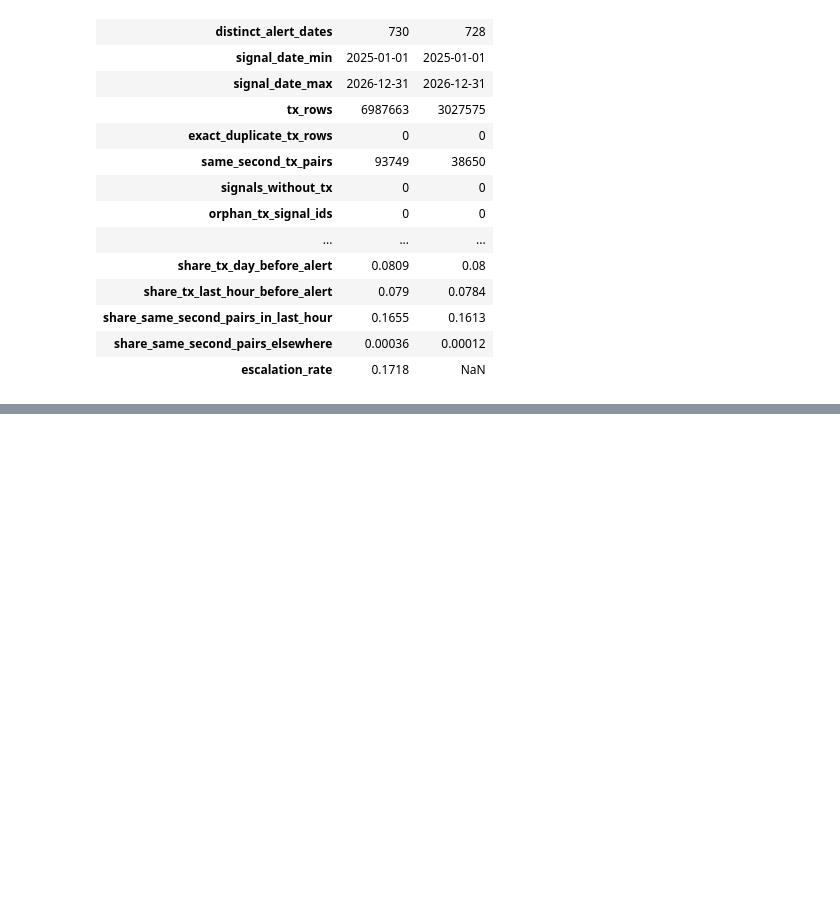
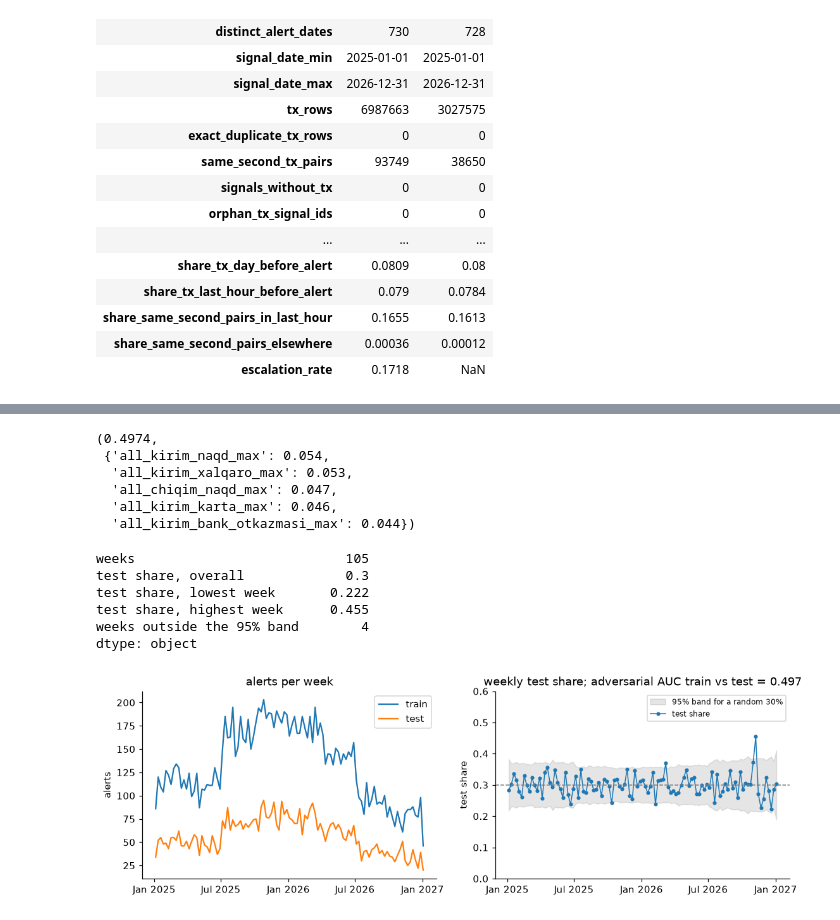
Before and after one commit to dilshodazamjonov/WuitHackathonRYM, a Jupyter notebook: notebooks/solution.ipynb, the cells around one changed output, grey strips where cells are left out. Cells and saved outputs as stored; diff of their text form; code cells hidden in the pictures; blank space fills up the shorter version.

```diff
--- a/notebooks/solution.ipynb
+++ b/notebooks/solution.ipynb
@@ -600,0 +861,73 @@ overview
+# %%
+def adversarial_auc(Xtr, Xte, seed=SEED):
+    X = pd.concat([Xtr, Xte], ignore_index=True)
+    is_test = np.r_[np.zeros(len(Xtr)), np.ones(len(Xte))]
+    clf = lgb.LGBMClassifier(
+        n_estimators=300, learning_rate=0.05, num_leaves=31, subsample=0.8, subsample_freq=1, colsample_bytree=0.8,
+        random_state=seed, n_jobs=4, deterministic=True, force_col_wise=True, verbose=-1,
+    )
+    cv = StratifiedKFold(5, shuffle=True, random_state=seed)
+    p = cross_val_predict(clf, X, is_test, cv=cv, method="predict_proba")[:, 1]
+    clf.fit(X, is_test)
+    imp = pd.Series(clf.booster_.feature_importance("gain"), index=X.columns).sort_values(ascending=False)
+    return roc_auc_score(is_test, p), imp
+
+
+adv_auc_v0, adv_imp_v0 = adversarial_auc(X0_tr, X0_te)
+round(adv_auc_v0, 4), (adv_imp_v0 / adv_imp_v0.sum()).head(5).round(3).to_dict()
+# %% [output]
+(0.4974,
+ {'all_kirim_naqd_max': 0.054,
+  'all_kirim_xalqaro_max': 0.053,
+  'all_chiqim_naqd_max': 0.047,
+  'all_kirim_karta_max': 0.046,
+  'all_kirim_bank_otkazmasi_max': 0.044})
+# %%
+weekly = pd.concat(
+    {
+        "train": tr_sig.set_index("signal_sanasi").resample("W").size(),
+        "test": te_sig.set_index("signal_sanasi").resample("W").size(),
+    },
+    axis=1,
+).fillna(0)
+weekly["alerts"] = weekly["train"] + weekly["test"]
+weekly["test_share"] = weekly["test"] / weekly["alerts"]
+test_share = len(te_sig) / (len(tr_sig) + len(te_sig))
+band = 1.96 * np.sqrt(test_share * (1 - test_share) / weekly["alerts"])
+pd.Series(
+    {
+        "weeks": len(weekly),
+        "test share, overall": round(test_share, 3),
+        "test share, lowest week": round(weekly["test_share"].min(), 3),
+        "test share, highest week": round(weekly["test_share"].max(), 3),
+        "weeks outside the 95% band": int(((weekly["test_share"] - test_share).abs() > band).sum()),
+    },
+    dtype=object,
+)
+# %% [output]
+weeks                           105
+test share, overall             0.3
+test share, lowest week       0.222
+test share, highest week      0.455
+weeks outside the 95% band        4
+dtype: object
+# %%
+fig, axes = plt.subplots(1, 2, figsize=(12, 3.5))
+half_years = pd.date_range("2025-01-01", "2027-01-01", freq="6MS")
+axes[0].plot(weekly.index, weekly["train"], label="train")
+axes[0].plot(weekly.index, weekly["test"], label="test")
+axes[0].set(title="alerts per week", ylabel="alerts", xticks=half_years, xticklabels=half_years.strftime("%b %Y"))
+axes[0].legend()
+axes[1].fill_between(weekly.index, test_share - band, test_share + band, color="grey", alpha=0.2, label="95% band for a random 30%")
+axes[1].plot(weekly.index, weekly["test_share"], marker="o", ms=3, lw=1, label="test share")
+axes[1].axhline(test_share, ls="--", c="grey", lw=1)
+axes[1].set(title=f"weekly test share; adversarial AUC train vs test = {adv_auc_v0:.3f}", ylabel="test share", ylim=(0, 0.6), xticks=half_years, xticklabels=half_years.strftime("%b %Y"))
+axes[1].legend(loc="upper right", fontsize=8)
+save_fig(
+    fig,
+    "F02_alerts_per_week_train_test",
+    "Train and test alerts rise and fall together week by week, and the weekly test share stays around 30% inside the band expected from a random draw. A classifier trained to tell test from train on the baseline totals scores AUC 0.497, no better than chance.",
+    "The test set is a random sample of the same alerts: shuffled stratified K-fold on train estimates the hidden score, no time-based or drift correction is needed.",
+)
+# %% [output]
+[figure, added]
```
Also changed, not shown: parts of 95 cells of this notebook, 25 other files.
